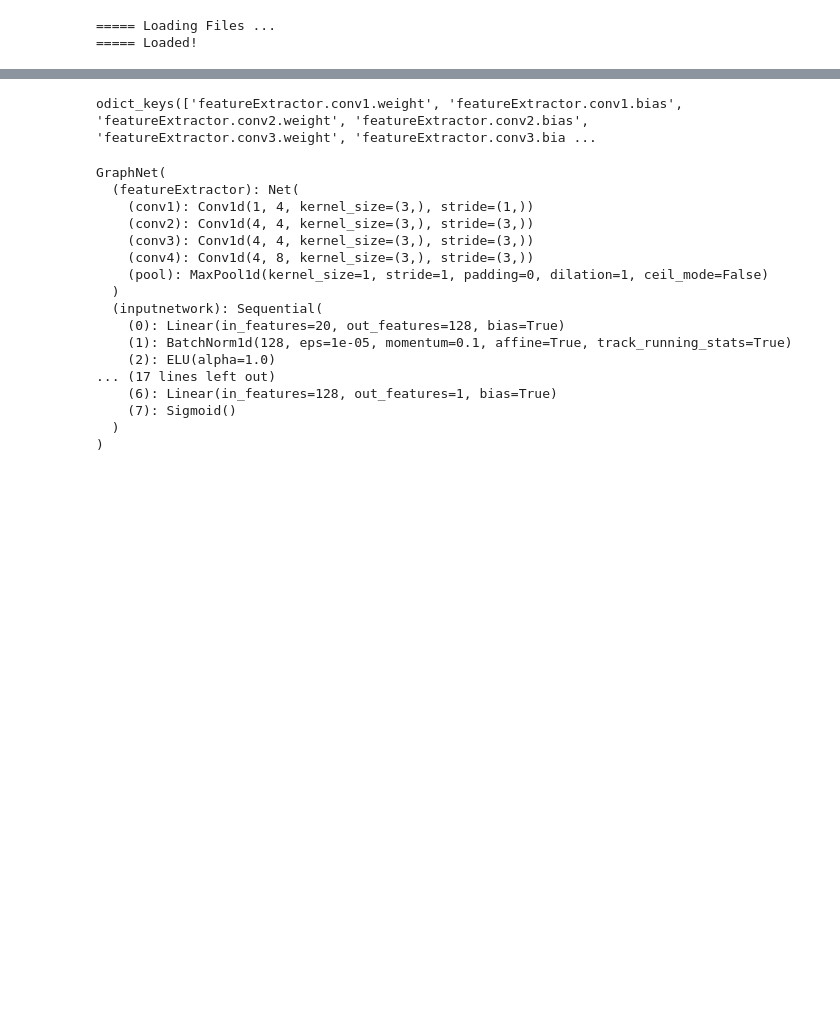
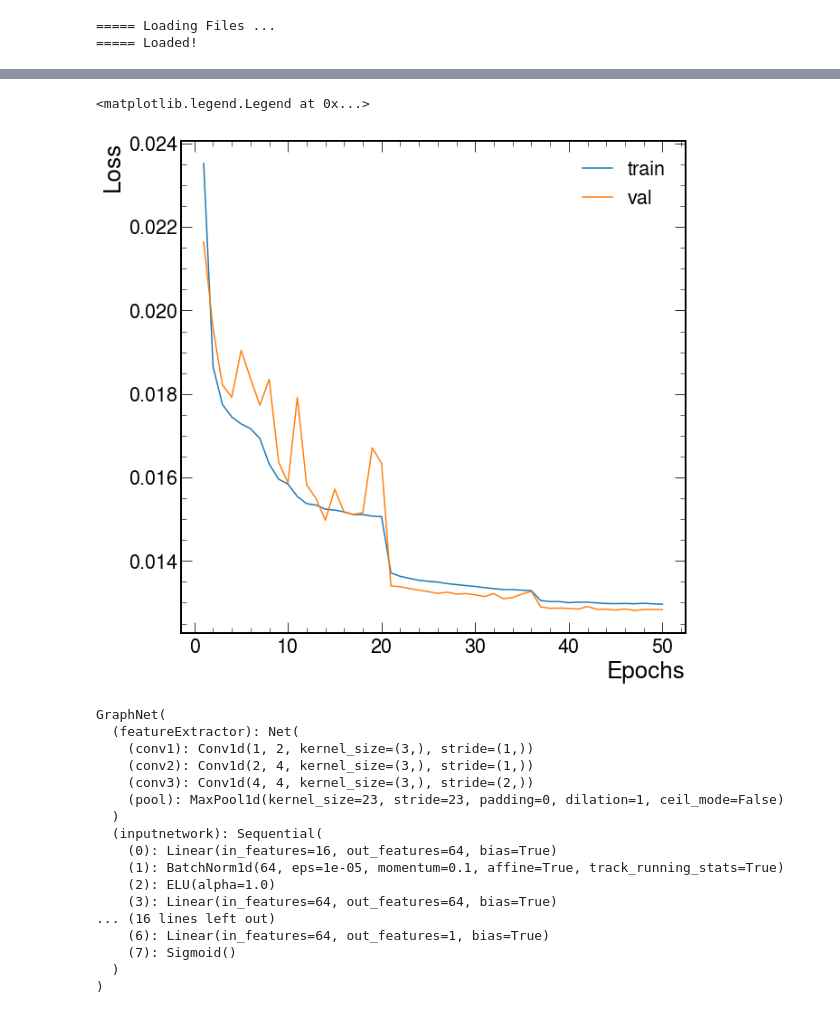
Before and after one commit to Abhirikshma/HackathonLinking, a Jupyter notebook: 5-Training_wFeatureExtraction.ipynb, the cells around one changed output, grey strips where cells are left out. Cells and saved outputs as stored; diff of their text form; code cells hidden in the pictures; blank space fills up the shorter version.

```diff
--- a/5-Training_wFeatureExtraction.ipynb
+++ b/5-Training_wFeatureExtraction.ipynb
@@ -269,8 +352,12 @@ epoch 99 - train loss 0.0485 - val loss 0.0492
 # %%
-xaxis = range(1, epochs+1)
+#xaxis = range(1, epochs+1)
+xaxis =range(1, len(train_loss_history)+1)
 plt.plot(xaxis, train_loss_history, label='train')
 plt.plot(xaxis, val_loss_history, label='val')
 plt.ylabel("Loss")
 plt.xlabel("Epochs")
 #plt.xticks(range(epochs), range(1, epochs+1))
 plt.legend()
+# %% [output]
+<matplotlib.legend.Legend at 0x...>
+[figure, added]
@@ -281,29 +364,25 @@ model_test = model
-# %%
-torch.load(PATH).keys()
-# %% [output]
-odict_keys(['featureExtractor.conv1.weight', 'featureExtractor.conv1.bias', 'featureExtractor.conv2.weight', 'featureExtractor.conv2.bias', 'featureExtractor.conv3.weight', 'featureExtractor.conv3.bia ...
 # %%
 # Load model
 device = torch.device('cuda' if torch.cuda.is_available() else 'cpu')
 model_test = GraphNet()
-model_test.load_state_dict(torch.load(PATH))
+model_test.load_state_dict(torch.load(PATH+".pt"))
 model_test.eval()
 model_test.to(device)
 # %% [output]
 GraphNet(
   (featureExtractor): Net(
-    (conv1): Conv1d(1, 4, kernel_size=(3,), stride=(1,))
-    (conv2): Conv1d(4, 4, kernel_size=(3,), stride=(3,))
-    (conv3): Conv1d(4, 4, kernel_size=(3,), stride=(3,))
-    (conv4): Conv1d(4, 8, kernel_size=(3,), stride=(3,))
-    (pool): MaxPool1d(kernel_size=1, stride=1, padding=0, dilation=1, ceil_mode=False)
+    (conv1): Conv1d(1, 2, kernel_size=(3,), stride=(1,))
+    (conv2): Conv1d(2, 4, kernel_size=(3,), stride=(1,))
+    (conv3): Conv1d(4, 4, kernel_size=(3,), stride=(2,))
+    (pool): MaxPool1d(kernel_size=23, stride=23, padding=0, dilation=1, ceil_mode=False)
   )
   (inputnetwork): Sequential(
-    (0): Linear(in_features=20, out_features=128, bias=True)
-    (1): BatchNorm1d(128, eps=1e-05, momentum=0.1, affine=True, track_running_stats=True)
+    (0): Linear(in_features=16, out_features=64, bias=True)
+    (1): BatchNorm1d(64, eps=1e-05, momentum=0.1, affine=True, track_running_stats=True)
     (2): ELU(alpha=1.0)
-... (17 lines left out)
-    (6): Linear(in_features=128, out_features=1, bias=True)
+    (3): Linear(in_features=64, out_features=64, bias=True)
+... (16 lines left out)
+    (6): Linear(in_features=64, out_features=1, bias=True)
     (7): Sigmoid()
   )
 )
```
Also changed, not shown: parts of 20 cells of this notebook, 5 other files.
